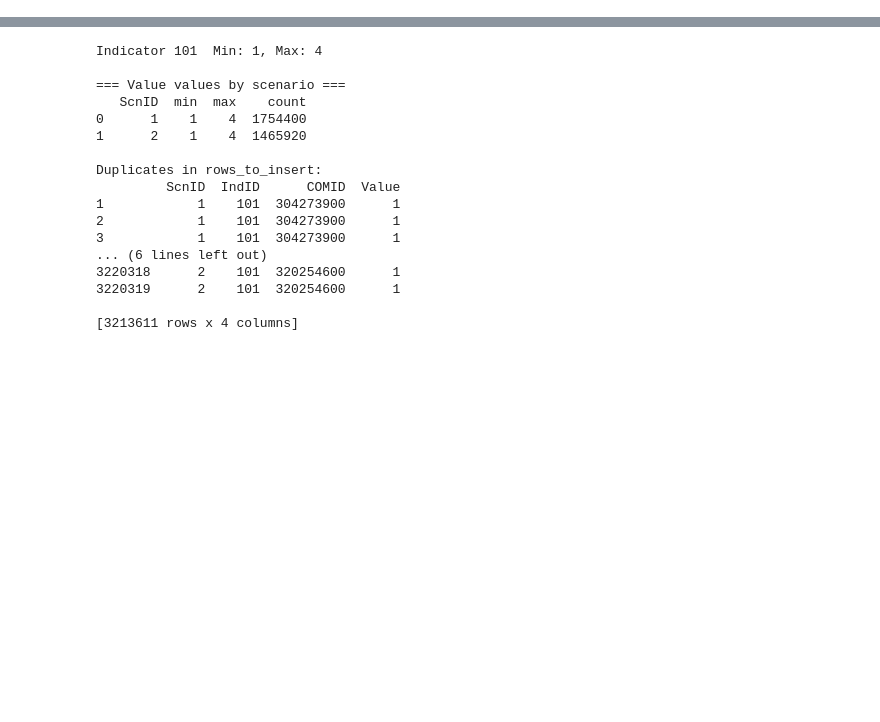
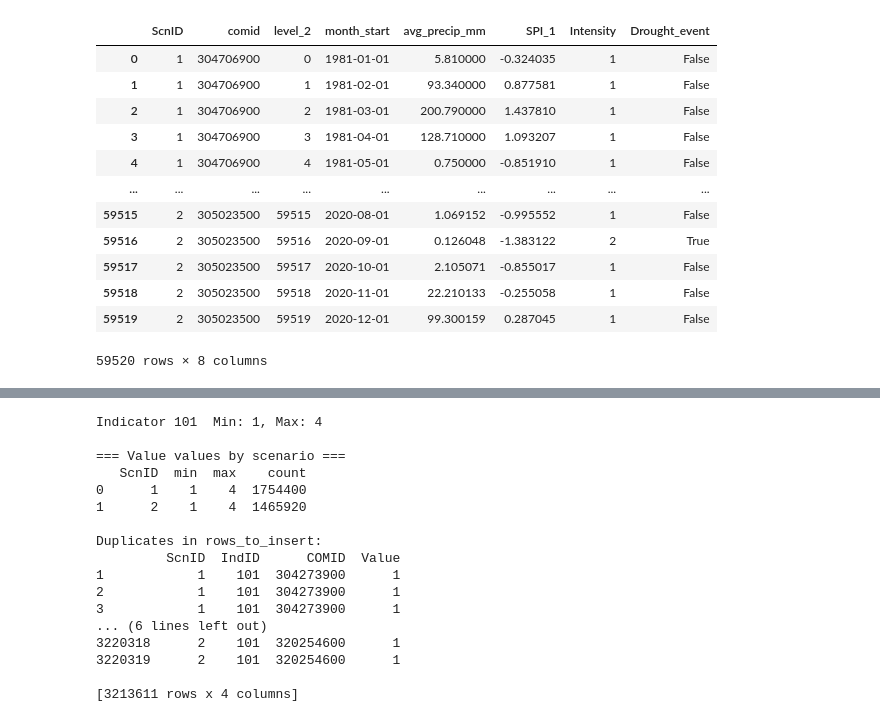
Before and after one commit to RTIInternational/iki-risk-assessment, a Jupyter notebook: Indicadores/Peligro/P1.ipynb, the cells around one changed output, grey strips where cells are left out. Saved outputs shown, nothing was run; the diff lists cells and outputs as text; code cells hidden in the pictures; blank space fills up the shorter version.

Commit message:
Probability 0 fixed for SPI and frequency computed based on frequency_ratio

```diff
--- a/Indicadores/Peligro/P1.ipynb
+++ b/Indicadores/Peligro/P1.ipynb
@@ -218,20 +241,30 @@ plt.show()
 # %%
-# function to classify SPI values into hazard categories
 def classify_spi_intensity(spi):
     if spi < -2.0:
-        return 4
-    elif -2.0 <= spi < -1.5:
-        return 3
-    elif -1.5 <= spi < -1.0:
-        return 2
-    elif -1.0 <= spi < 0.0:
-        return 1
+        return 4  # eextremadamente seco
+    elif spi < -1.5:
+        return 3  # severamente seco
+    elif spi < -1.0:
+        return 2  # moderadamente seco
     else:
-        return 1
+        return 1  # sin sequía o normal (leve)
 # %%
 # apply categorization to SPI values
 spi_1month['Intensity'] = spi_1month['SPI_1'].apply(classify_spi_intensity)
 # %%
-# calculate drought frequency (essentially how many months are there where SPI < -1)
+# 1. Identify drought events (SPI-1 < -1)
 spi_1month['Drought_event'] = spi_1month['SPI_1'] < -1.0
-freq_df = (spi_1month.groupby(['ScnID', 'comid'])['Drought_event'].sum().reset_index(name='Frequency_count'))
+# %% [output]
+|  | ScnID | comid | level_2 | month_start | avg_precip_mm | SPI_1 | Intensity | Drought_event |
+| 0 | 1 | 304706900 | 0 | 1981-01-01 | 5.810000 | -0.324035 | 1 | False |
+| 1 | 1 | 304706900 | 1 | 1981-02-01 | 93.340000 | 0.877581 | 1 | False |
+| 2 | 1 | 304706900 | 2 | 1981-03-01 | 200.790000 | 1.437810 | 1 | False |
+| 3 | 1 | 304706900 | 3 | 1981-04-01 | 128.710000 | 1.093207 | 1 | False |
+| 4 | 1 | 304706900 | 4 | 1981-05-01 | 0.750000 | -0.851910 | 1 | False |
+| ... | ... | ... | ... | ... | ... | ... | ... | ... |
+| 59515 | 2 | 305023500 | 59515 | 2020-08-01 | 1.069152 | -0.995552 | 1 | False |
+| 59516 | 2 | 305023500 | 59516 | 2020-09-01 | 0.126048 | -1.383122 | 2 | True |
+| 59517 | 2 | 305023500 | 59517 | 2020-10-01 | 2.105071 | -0.855017 | 1 | False |
+| 59518 | 2 | 305023500 | 59518 | 2020-11-01 | 22.210133 | -0.255058 | 1 | False |
+| 59519 | 2 | 305023500 | 59519 | 2020-12-01 | 99.300159 | 0.287045 | 1 | False |
+59520 rows × 8 columns
```
Also changed, not shown: parts of 29 cells of this notebook.
